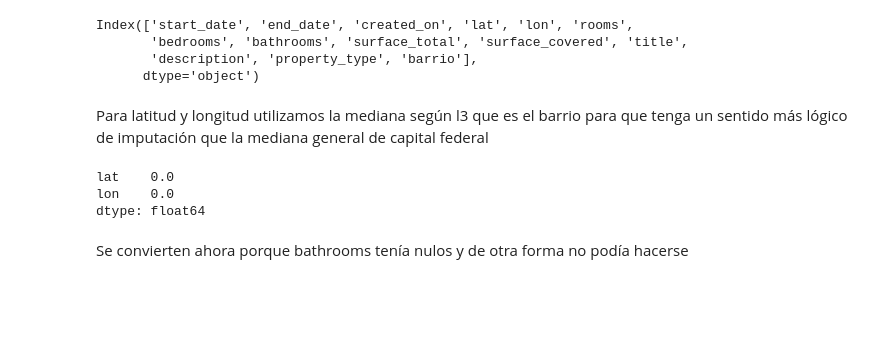
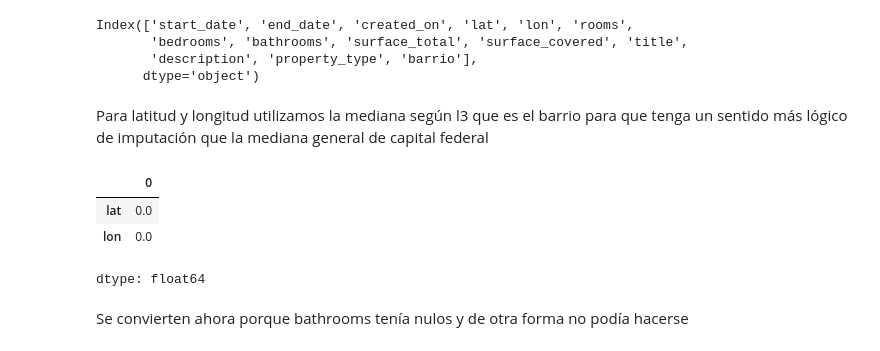
Before and after one commit to matigold22/TP-SIA, a Jupyter notebook: 2026_Consigna_TP1.ipynb, the cells around one changed output. Cells and saved outputs as stored; diff of their text form; code cells hidden in the pictures; blank space fills up the shorter version.

```diff
--- a/2026_Consigna_TP1.ipynb
+++ b/2026_Consigna_TP1.ipynb
@@ -194,10 +189,12 @@ Variables temporales:start_date, end_date y created_on
 # %%
 X_train["start_date"] = pd.to_datetime(X_train["start_date"])
-X_train["end_date"] = pd.to_datetime(X_train["end_date"], "coerce")
+# end_date contiene valores 9999-12-31, que exceden el rango de datetime de pandas.
+# Con errors="coerce" esos valores se convierten en NaT.
+X_train["end_date"] = pd.to_datetime(X_train["end_date"], format="%Y-%m-%d", errors="coerce")
 X_train["created_on"] = pd.to_datetime(X_train["created_on"])
 
 X_test["start_date"] = pd.to_datetime(X_test["start_date"])
-X_test["end_date"] = pd.to_datetime(X_test["end_date"], "coerce")
+X_test["end_date"] = pd.to_datetime(X_test["end_date"], format="%Y-%m-%d", errors="coerce")
 X_test["created_on"] = pd.to_datetime(X_test["created_on"])
 # %%
 X_train["operation_type"].value_counts()
@@ -231,6 +229,11 @@ X_train = X_train.drop(columns=["l1","l2","operation_type","currency"])
 X_train["barrio"] = X_train["l3"].str.lower()
 X_train = X_train.drop(columns=["l3"])
 X_train.columns
+
+X_test = X_test.drop(columns=["l1","l2","operation_type","currency"])
+X_test["barrio"] = X_test["l3"].str.lower()
+X_test = X_test.drop(columns=["l3"])
+X_test.columns
 # %% [output]
 Index(['start_date', 'end_date', 'created_on', 'lat', 'lon', 'rooms',
        'bedrooms', 'bathrooms', 'surface_total', 'surface_covered', 'title',
@@ -298,15 +313,27 @@ for col in ["bathrooms", "surface_total", "surface_covered"]:
     X_test[col] = imputer.transform(X_test[cols_knn])[:, -1]
 # %% [markdown]
 Para latitud y longitud utilizamos la mediana según l3 que es el barrio para que tenga un sentido más lógico de imputación que la mediana general de capital federal
-# %%
-X_train["lat"] = X_train.groupby("barrio")["lat"].transform(lambda x: x.fillna(x.median()))
-X_train["lon"] = X_train.groupby("barrio")["lon"].transform(lambda x: x.fillna(x.median()))
-
-X_train[["lat", "lon"]].isnull().mean()
-# %% [output]
-lat    0.0
-lon    0.0
-dtype: float64
+# %%
+# Calculamos las medianas por barrio utilizando solo X_train
+mediana_lat = X_train.groupby("barrio")["lat"].median()
+mediana_lon = X_train.groupby("barrio")["lon"].median()
+
+# Imputamos los valores faltantes de train
+X_train["lat"] = X_train["lat"].fillna(X_train["barrio"].map(mediana_lat))
+
+X_train["lon"] = X_train["lon"].fillna(X_train["barrio"].map(mediana_lon))
+
+# Imputamos los valores faltantes de test usando las medianas calculadas en train
+X_test["lat"] = X_test["lat"].fillna(X_test["barrio"].map(mediana_lat))
+
+X_test["lon"] = X_test["lon"].fillna(X_test["barrio"].map(mediana_lon))
+
+X_train[["lat", "lon"]].isnull().mean()
+# %% [output]
+|  | 0 |
+| lat | 0.0 |
+| lon | 0.0 |
+dtype: float64
 # %%
 X_train["rooms"] = X_train["rooms"].astype(int)
 X_test["rooms"] = X_test["rooms"].astype(int)
```
Also changed, not shown: parts of 9 cells of this notebook.
